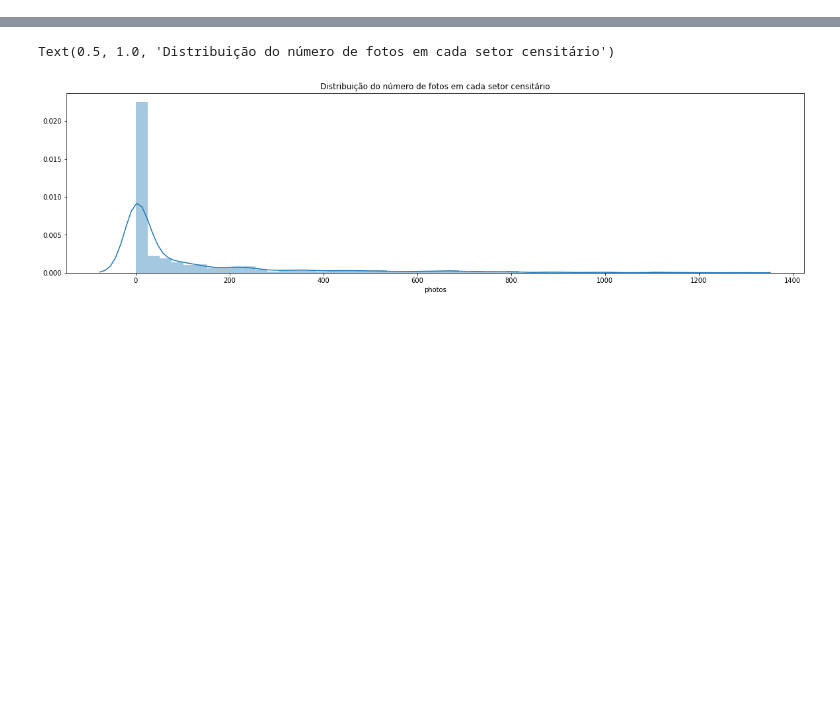
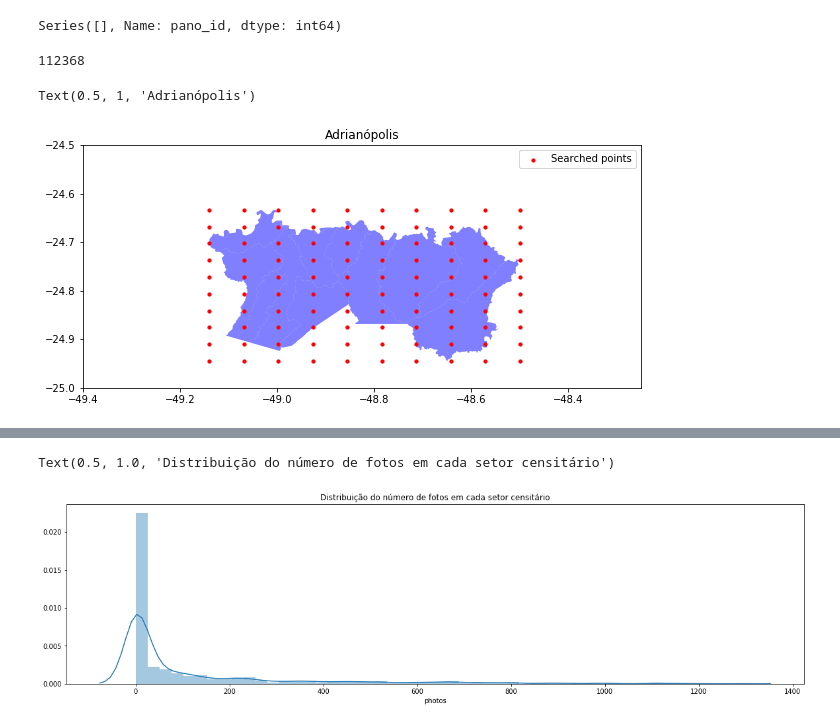
Before and after one commit to PARSECworld/streetsValeRibeira, a Jupyter notebook: street_crawler/2_StreetsImagesAnalysisPlots.ipynb, the cells around one changed output, grey strips where cells are left out. Cells and saved outputs as stored; diff of their text form; code cells hidden in the pictures; blank space fills up the shorter version.

```diff
--- a/street_crawler/2_StreetsImagesAnalysisPlots.ipynb
+++ b/street_crawler/2_StreetsImagesAnalysisPlots.ipynb
@@ -7,4 +7,5 @@ import seaborn as sns
 from shapely.geometry import Point, Polygon
 import itertools
 # %%
-vale = gpd.read_file('raw_data/shapefiles/setoresCensitarios_VR.shp')
+vale = gpd.read_file('../raw_data/shapefiles/setoresCensitarios_VR.shp')
+geo = pd.read_csv('../geo.csv')
@@ -10,0 +16,6 @@ vale = gpd.read_file('raw_data/shapefiles/setoresCensitarios_VR.shp')
+# %%
+pano_counts = df['pano_id'].value_counts()
+repeated_pano = pano_counts[pano_counts > 16].index
+pano_counts[repeated_pano]
+# %% [output]
+Series([], Name: pano_id, dtype: int64)
@@ -10,0 +27,4 @@ vale = gpd.read_file('raw_data/shapefiles/setoresCensitarios_VR.shp')
+# %%
+len(geometry) #112368
+# %% [output]
+112368
@@ -10,0 +33,20 @@ vale = gpd.read_file('raw_data/shapefiles/setoresCensitarios_VR.shp')
+# %%
+fig, axs = plt.subplots(1, 1, figsize=(10,10))
+# brasil.plot(ax=axs)
+# geo[geo['city']=='Adrianópolis'].plot(ax=axs, markersize=1, color='k')
+reg = vale[vale['NM_DISTRIT'] == 'ADRIANÓPOLIS']
+reg.plot(ax=axs, color='blue', alpha=0.5, label='Area')
+bounds = reg.total_bounds
+rangex = np.linspace(bounds[0], bounds[2], 10)
+rangey = np.linspace(bounds[1], bounds[3], 10)
+plt.scatter(*np.array(list(itertools.product(rangex, rangey))).T, c='red', s=10,
+           label='Searched points')
+# plt.xlim(-55,-45)
+# plt.ylim(-27.5, -22.5)
+plt.xlim(-49.4,-48.25)
+plt.ylim(-25, -24.5)
+plt.legend()
+plt.title('Adrianópolis')
+# %% [output]
+Text(0.5, 1, 'Adrianópolis')
+[figure, added]
```
Also changed, not shown: parts of 19 cells of this notebook, 5 other files.
